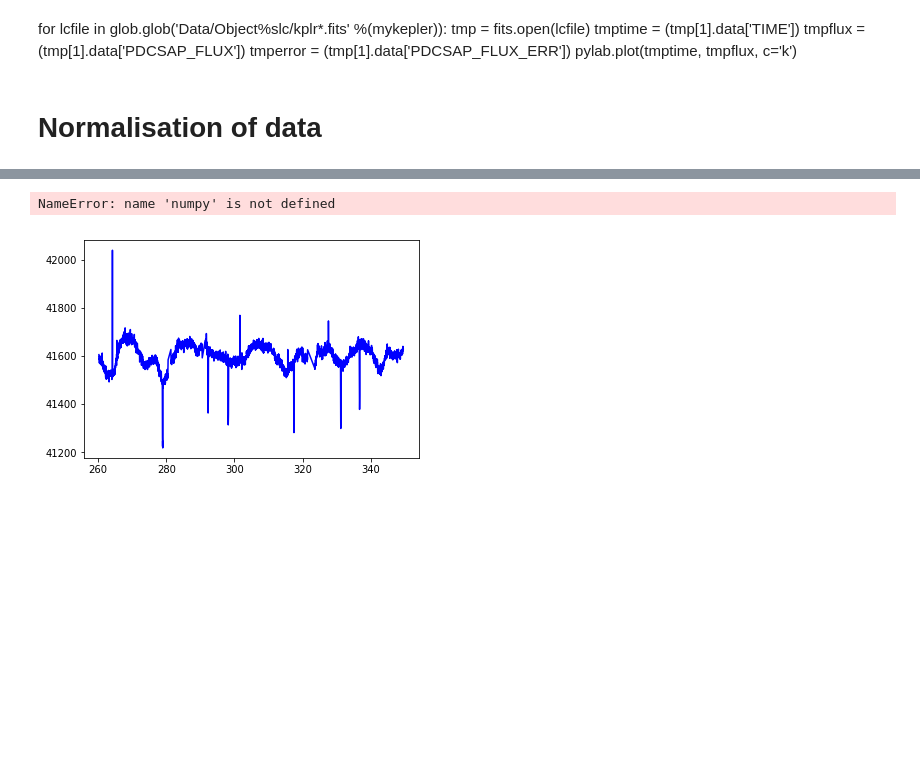
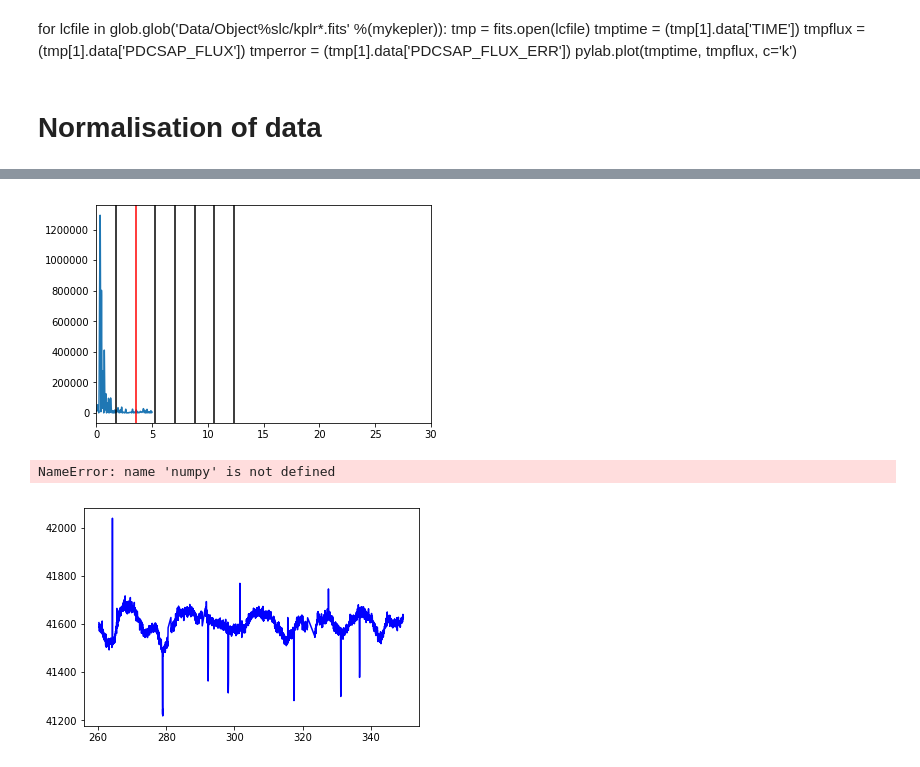
Before and after one commit to nathanmeagher/PH30116, a Jupyter notebook: COURSEWORK.ipynb, the cells around one changed output, grey strips where cells are left out. Drawn from its saved outputs; the diff is of its cells as text; code cells hidden in the pictures; blank space fills up the shorter version.

```diff
--- a/COURSEWORK.ipynb
+++ b/COURSEWORK.ipynb
@@ -481,3 +445,12 @@ Text(0,0.5,'Normalised Flux')
+# %%
+pylab.plot(freqs, lomb)
+pylab.xlim(0,30)
+actper = 3.52474859 ## the actual period
+pylab.axvline(actper, c='r') ## indicating the actual period
+for i in [0.5, 1.5, 2, 2.5, 3,3.5]:
+    pylab.axvline(actper*i, c='k')
+# %% [output]
+[figure, added]
 # %%
 ##FITTING MODELS
 
```
Also changed, not shown: parts of 13 cells of this notebook, 3 other files.
